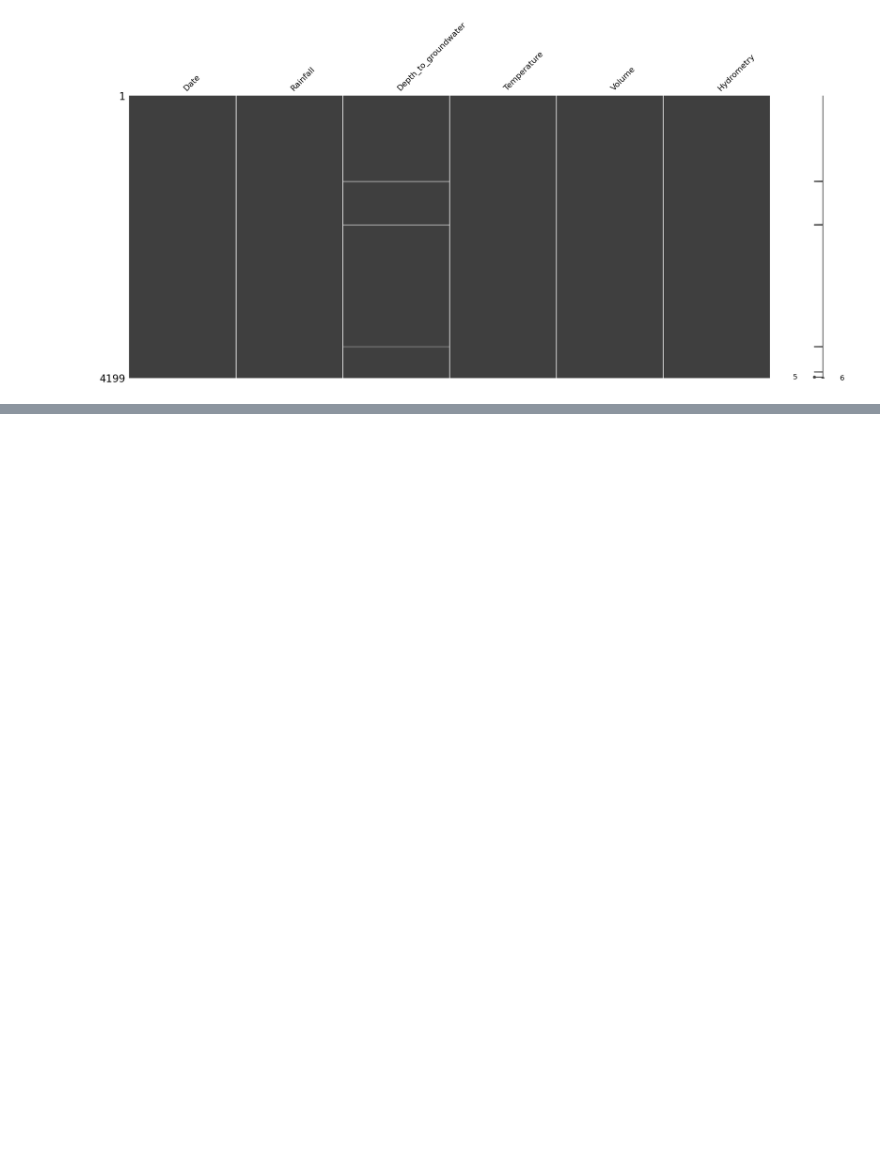
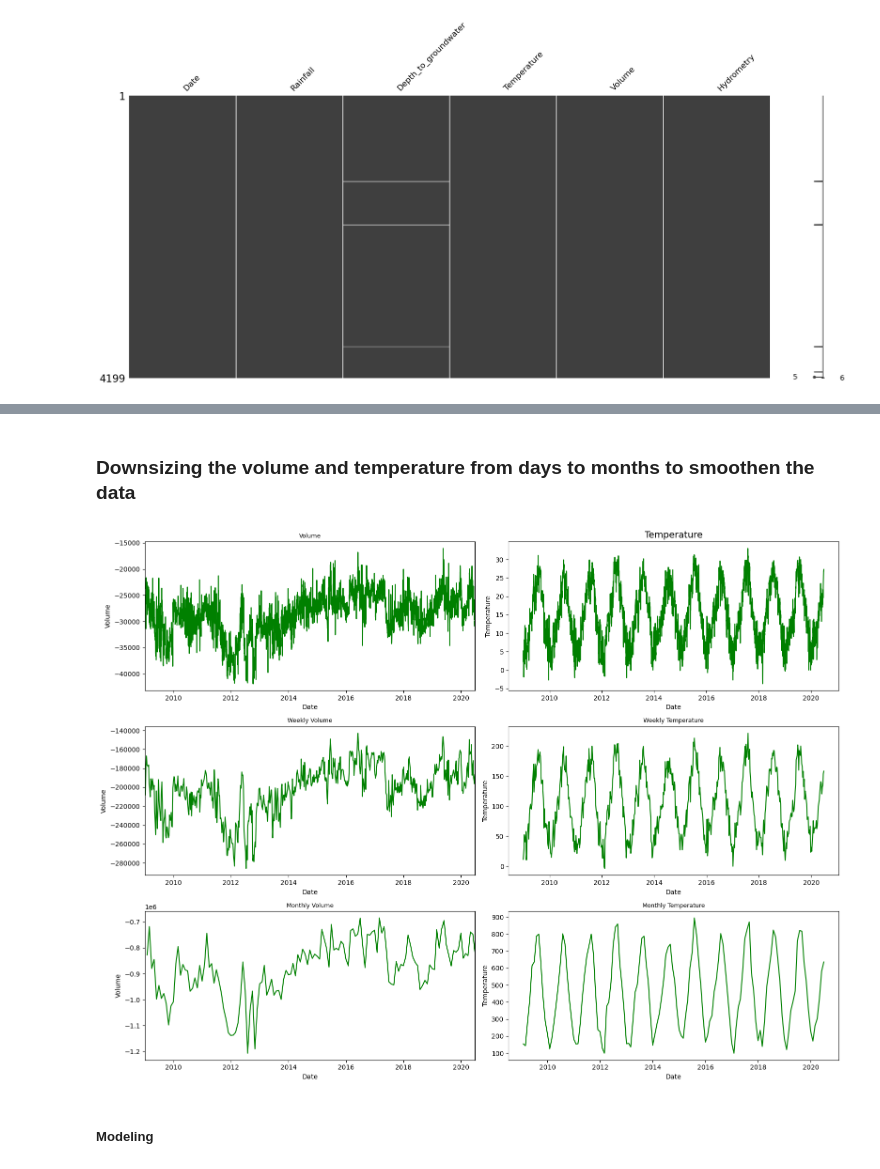
Before and after one commit to leandro-reguero/tutorial-time-series, a Jupyter notebook: src/kaggle_compe.ipynb, the cells around one changed output, grey strips where cells are left out. Drawn from its saved outputs; the diff is of its cells as text; code cells hidden in the pictures; blank space fills up the shorter version.

```diff
--- a/src/kaggle_compe.ipynb
+++ b/src/kaggle_compe.ipynb
@@ -138,0 +183,49 @@ sns.lineplot(x = data['Date'], y = data['Volume'], hue=data['Volume'].isna().cum
+# %%
+data['Volume'] = data['Volume'].interpolate()
+data['Hydrometry'] = data['Hydrometry'].interpolate()
+data['Depth_to_groundwater'] = data['Depth_to_groundwater'].interpolate()
+# %% [markdown]
+### Downsizing the volume and temperature from days to months to smoothen the data
+# %%
+fig, ax = plt.subplots(nrows=3, ncols = 2, figsize = (16, 12))
+
+# this is our actual column
+sns.lineplot(x = data['Date'], y = data['Volume'], color = 'green', ax = ax[0, 0])
+ax[0, 0].set_title('Volume', fontsize = 9)
+
+# down to a week
+resampled_week = data[['Date', 'Volume']].resample('7D', on='Date').sum().reset_index()
+sns.lineplot(x = resampled_week["Date"], y = resampled_week['Volume'], color = 'green', ax = ax[1, 0])
+ax[1, 0].set_title('Weekly Volume', fontsize=9)
+
+# down to a month
+resampled_month = data[['Date', 'Volume']].resample('M', on='Date').sum().reset_index()
+sns.lineplot(x = resampled_month['Date'], y = resampled_month['Volume'], color = 'green', ax = ax[2, 0])
+ax[2, 0].set_title('Monthly Volume', fontsize = 9)
+
+for i in range(3):
+    ax[i, 0].set_xlim([date(2009, 1, 1), date(2020, 6, 30)])
+
+
+# Now Temperature
+sns.lineplot(x = data['Date'], y = data['Temperature'], color = 'green', ax = ax[0, 1])
+ax[0, 1].set_title('Temperature', fontsize = 14)
+
+# down to a week
+resampled_week = data[['Date', 'Temperature']].resample('7D', on='Date').sum().reset_index()
+sns.lineplot(x = resampled_week['Date'], y = resampled_week['Temperature'], color = 'green', ax = ax[1, 1])
+ax[1, 1].set_title('Weekly Temperature', fontsize = 9)
+
+# down to a month
+resampled_month = data[['Date', 'Temperature']].resample('M', on='Date').sum().reset_index()
+sns.lineplot(x = resampled_month['Date'], y = resampled_month['Temperature'], color = 'green', ax = ax[2, 1])
+ax[2, 1].set_title('Monthly Temperature', fontsize = 9)
+
+for i in range(3):
+    ax[i, 0].set_xlim([date(2009, 1, 1), date(2020, 6, 30)])
+
+
+plt.tight_layout()
+plt.show()
+# %% [output]
+[figure, added]
@@ -138,0 +235,2 @@ sns.lineplot(x = data['Date'], y = data['Volume'], hue=data['Volume'].isna().cum
+# %% [markdown]
+##### Modeling
```
Also changed, not shown: parts of 9 cells of this notebook.
